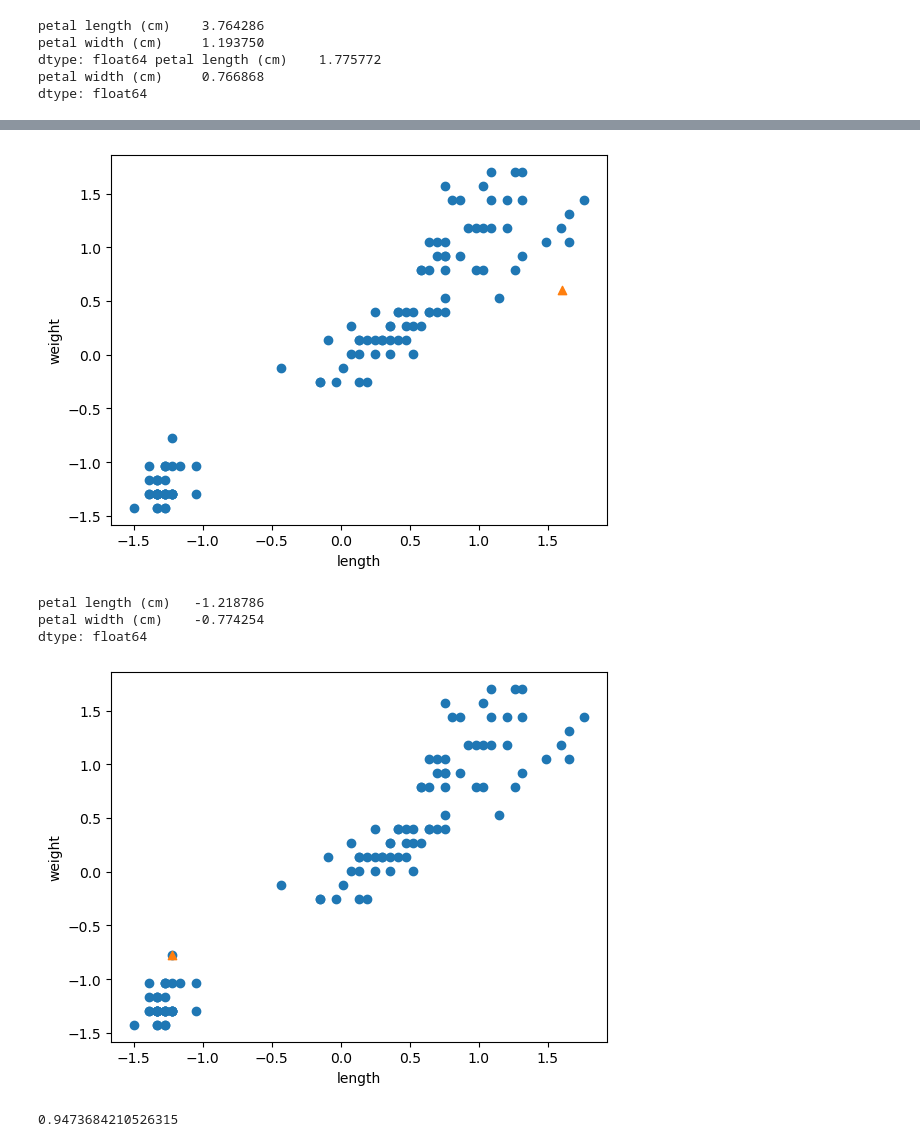
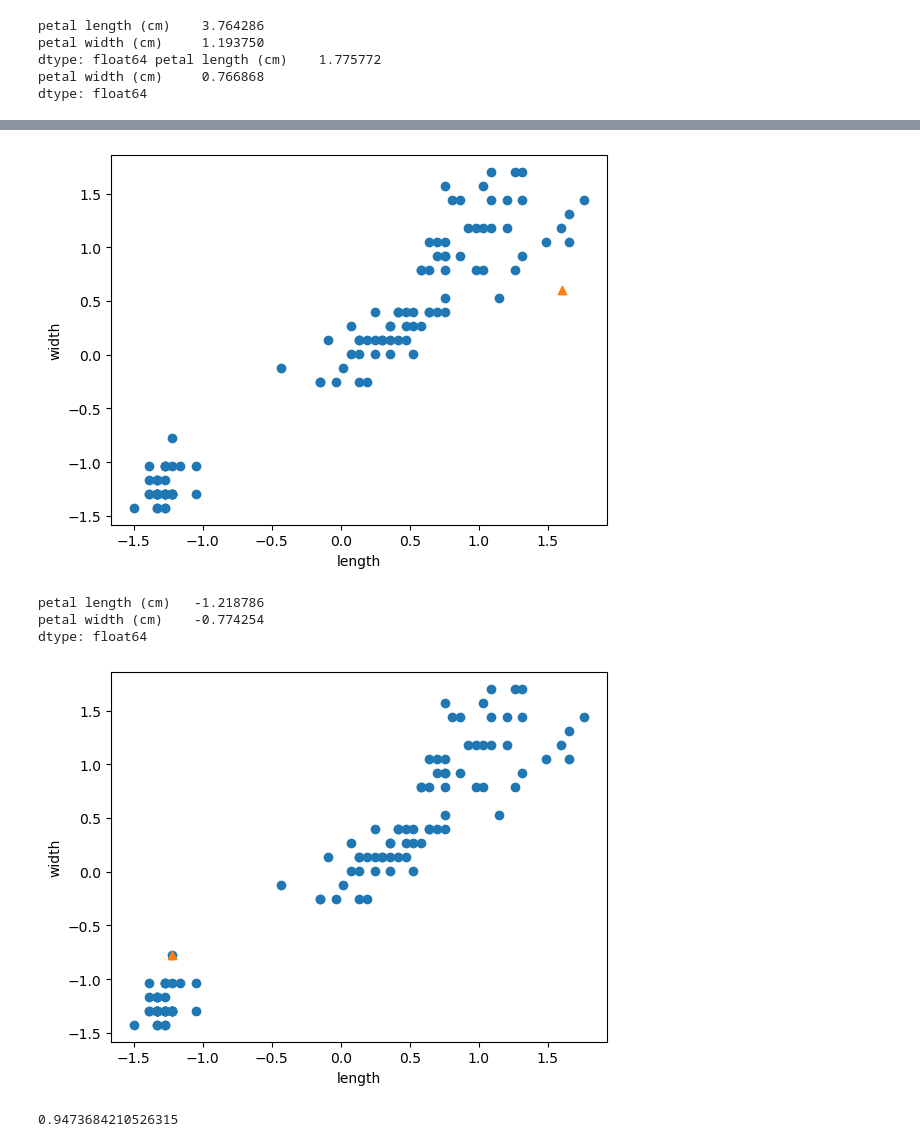
Before and after one commit to Worldofgentleken/ds_study, a Jupyter notebook: source_code/01. ML Iris prac.ipynb, the cells around one changed output, grey strips where cells are left out. Drawn from its saved outputs; the diff is of its cells as text; code cells hidden in the pictures.

```diff
--- a/source_code/01. ML Iris prac.ipynb
+++ b/source_code/01. ML Iris prac.ipynb
@@ -306,11 +306,11 @@ print(X_train_scaled)
 # %%
 plt.scatter(X_train_scaled.iloc[:,0], X_train_scaled.iloc[:,1])
 plt.scatter(1.6, 0.6, marker='^')
 plt.xlabel('length')
-plt.ylabel('weight')
+plt.ylabel('width')
 plt.show()
 # %% [output]
-[figure, old version]
+[figure, new version]
 # %%
 new = ([1.6, 0.6] - mean) / std
 new
@@ -322,10 +322,10 @@ dtype: float64
 plt.scatter(X_train_scaled.iloc[:,0], X_train_scaled.iloc[:,1])
 plt.scatter(new[0], new[1], marker='^')
 plt.xlabel('length')
-plt.ylabel('weight')
+plt.ylabel('width')
 plt.show()
 # %% [output]
-[figure, old version]
+[figure, new version]
 # %%
 # KNeighborsClassifier 임포트하기
 from sklearn.neighbors import KNeighborsClassifier
```
Also changed, not shown: parts of 1 cell of this notebook.
